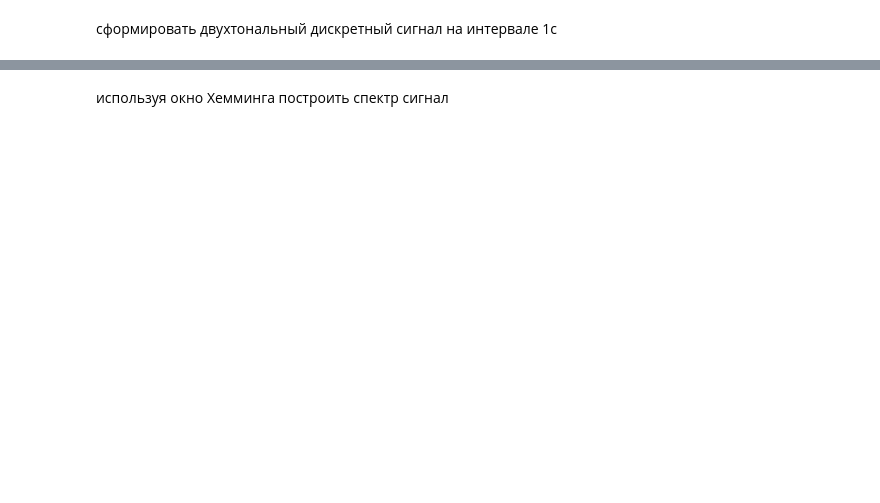
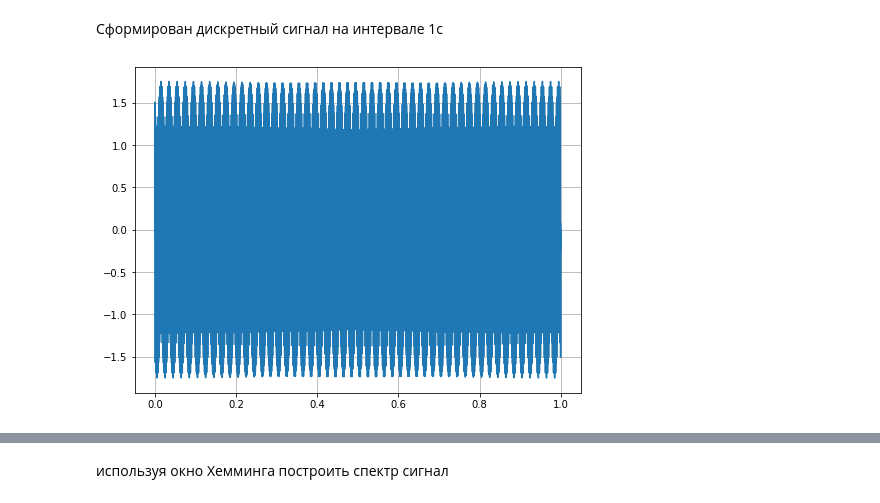
Before and after one commit to e-uskova/py-works, a Jupyter notebook: TOMD-py/tomd_lab4.ipynb, the cells around one changed output, grey strips where cells are left out. Cells and saved outputs as stored; diff of their text form; code cells hidden in the pictures; blank space fills up the shorter version.

```diff
--- a/TOMD-py/tomd_lab4.ipynb
+++ b/TOMD-py/tomd_lab4.ipynb
@@ -24,5 +21,10 @@ secs = 1 # с
 # %% [markdown]
-сформировать двухтональный дискретный сигнал на интервале 1c
+Cформирован дискретный сигнал на интервале 1c
 # %%
-def fun(t):
-    return np.sin(2 * np.pi * f1 * t) + 0.75 * np.sin(2 * np.pi * f2 * t)
+t = np.linspace(0, 1, fd1)
+
+x = np.sin(2 * np.pi * f1 * t) + 0.75 * np.sin(2 * np.pi * f2 * t)
+
+show_plot(t, x)
+# %% [output]
+[figure, added]
```
Also changed, not shown: parts of 27 cells of this notebook.
